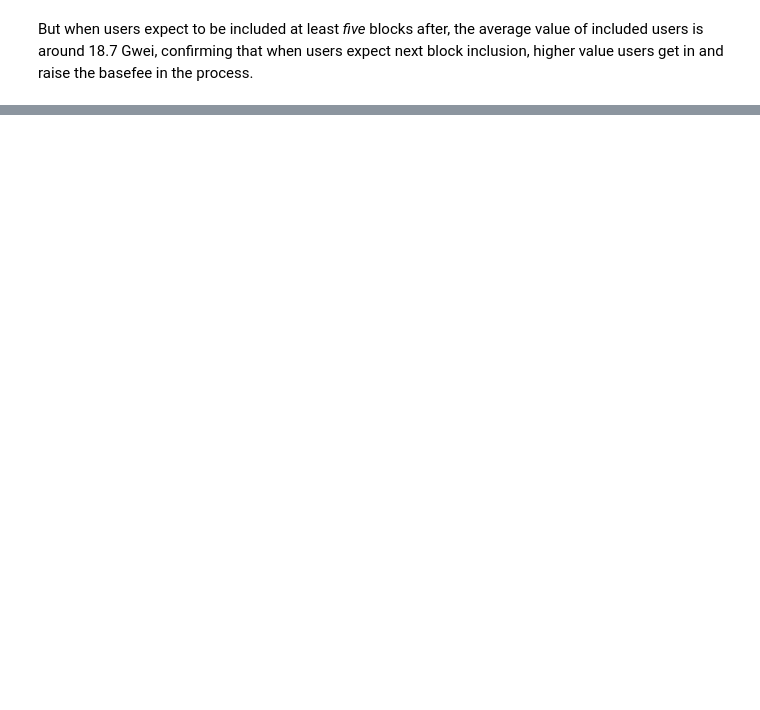
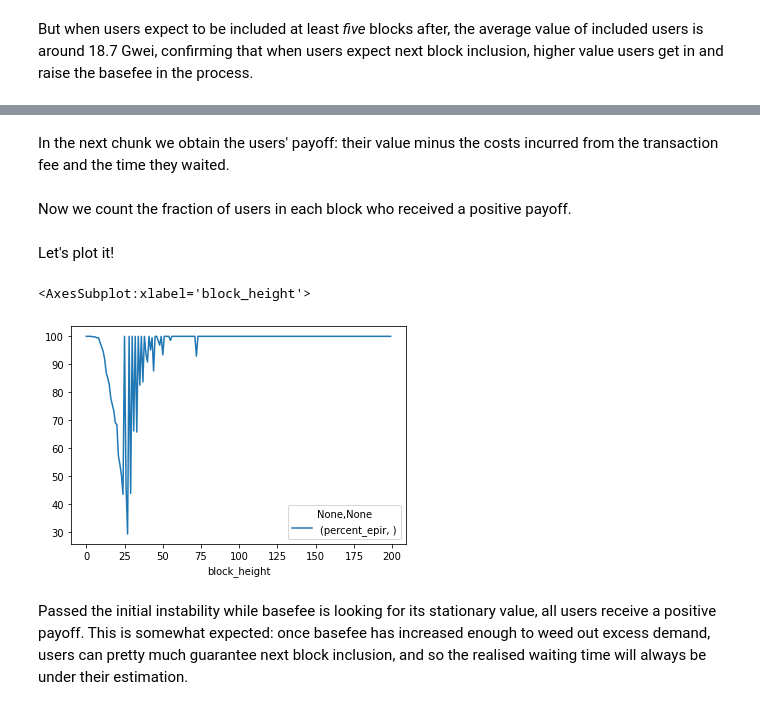
Before and after one commit to ethereum/abm1559, a Jupyter notebook: notebooks/stationary1559.ipynb, the cells around one changed output, grey strips where cells are left out. Drawn from its saved outputs; the diff is of its cells as text; code cells hidden in the pictures; blank space fills up the shorter version.

Commit message:
Add ex post IR; changes to export

```diff
--- a/notebooks/stationary1559.ipynb
+++ b/notebooks/stationary1559.ipynb
@@ -306,0 +321,39 @@ And then we have the question of miner collusion, which rightfully agitates a lo
+# %%
+user_pool_df = user_pool.export().rename(columns={ "pub_key": "sender" })
+chain_df = chain.export()
+user_txs_df = chain_df.join(user_pool_df.set_index("sender"), on="sender")
+# %% [markdown]
+In the next chunk we obtain the users' payoff: their value minus the costs incurred from the transaction fee and the time they waited.
+# %%
+user_txs_df["payoff"] = user_txs_df.apply(
+    lambda row: row.user.payoff({
+        "current_block": row.block_height,
+        "gas_price": row.tx.gas_price({
+            "basefee": row.basefee * (10 ** 9) # we need basefee in wei
+        })
+    }) / (10 ** 9), # put payoff is in Gwei
+    axis = 1
+)
+user_txs_df["epir"] = user_txs_df.payoff.apply(
+    lambda payoff: payoff >= 0
+)
+# %% [markdown]
+Now we count the fraction of users in each block who received a positive payoff.
+# %%
+epir_df = pd.concat([
+    user_txs_df[["block_height", "tx_hash"]].groupby(["block_height"]).agg(["count"]),
+    user_txs_df[["block_height", "epir"]][user_txs_df.epir == True].groupby(["block_height"]).agg(["count"])
+], axis = 1)
+epir_df["percent_epir"] = epir_df.apply(
+    lambda row: row.epir / row.tx_hash * 100,
+    axis = 1
+)
+# %% [markdown]
+Let's plot it!
+# %%
+epir_df.reset_index().plot("block_height", ["percent_epir"])
+# %% [output]
+<AxesSubplot:xlabel='block_height'>
+[figure, added]
+# %% [markdown]
+Passed the initial instability while basefee is looking for its stationary value, all users receive a positive payoff. This is somewhat expected: once basefee has increased enough to weed out excess demand, users can pretty much guarantee next block inclusion, and so the realised waiting time will always be under their estimation.
```
Also changed, not shown: parts of 15 cells of this notebook, 3 other files.
